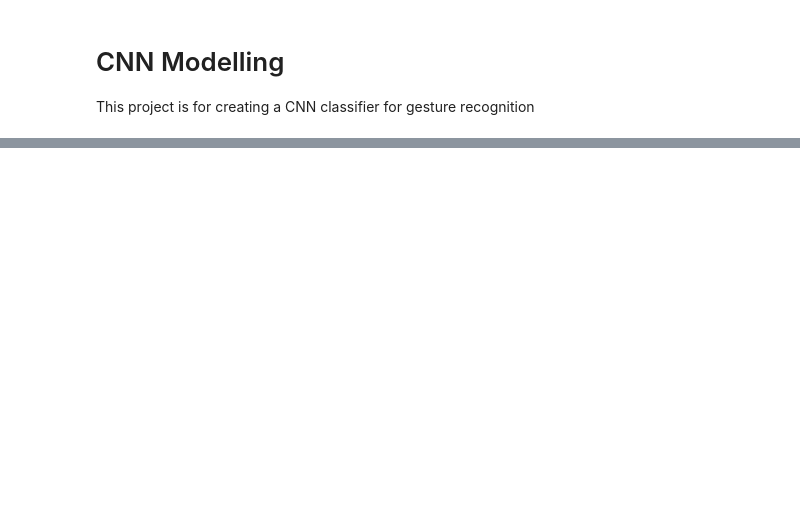
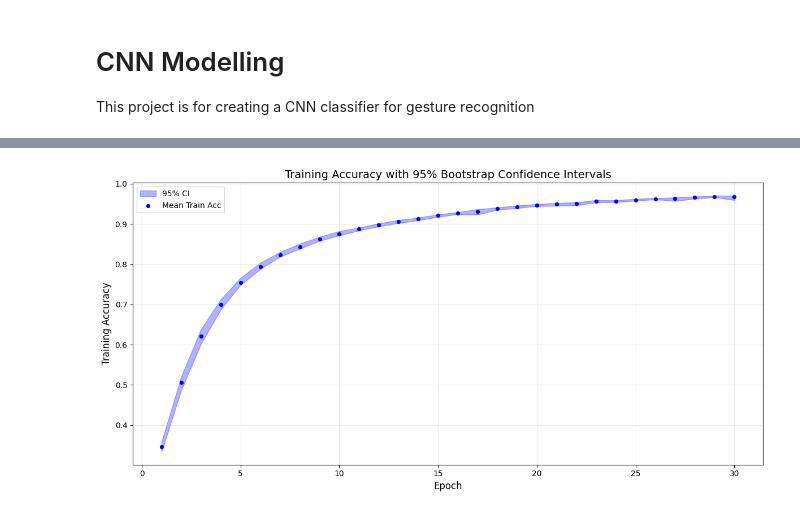
Before and after one commit to ConnorIrvine/Gesture-Recognition, a Jupyter notebook: dataset_cleaning/run_cnn_classifier.ipynb, the cells around one changed output, grey strips where cells are left out. Saved outputs shown, nothing was run; the diff lists cells and outputs as text; code cells hidden in the pictures; blank space fills up the shorter version.

```diff
--- a/dataset_cleaning/run_cnn_classifier.ipynb
+++ b/dataset_cleaning/run_cnn_classifier.ipynb
@@ -80,0 +115,12 @@ print(y_test.shape)
+# %%
+import torch
+import torch.nn as nn
+import torch.optim as optim
+from torch.utils.data import TensorDataset, DataLoader
+import numpy as np
+from sklearn.preprocessing import LabelEncoder
+from sklearn.metrics import accuracy_score, classification_report
+
+# Setup device
+device = torch.device('cuda' if torch.cuda.is_available() else 'cpu')
+print(f"Using device: {device}")
@@ -80,0 +347,70 @@ print(y_test.shape)
+# %%
+# SAVE THE HISTORY ARRAY TO A PICKLE
+with open('cnn_training_history.pkl', 'wb') as f:
+    pickle.dump(history_array, f)
+# %%
+# Training + validation accuracy confidence intervals (no model selection, no evaluation)
+import numpy as np
+import matplotlib.pyplot as plt
+import scipy.stats as sp_stats
+
+# history_array: list of dicts, each dict has keys: 'train_acc' and 'val_acc'
+num_runs = len(history_array)
+num_epochs = len(history_array[0]["train_acc"])
+
+train_acc_mean, train_acc_ci_low, train_acc_ci_high = [], [], []
+val_acc_mean, val_acc_ci_low, val_acc_ci_high = [], [], []
+
+for epoch in range(num_epochs):
+    train_values = np.array([hist["train_acc"][epoch] for hist in history_array], dtype=float)
+    val_values = np.array([hist["val_acc"][epoch] for hist in history_array], dtype=float)
+
+    train_ci_low, train_ci_high = sp_stats.bootstrap([train_values], np.mean, confidence_level=0.99).confidence_interval
+    val_ci_low, val_ci_high = sp_stats.bootstrap([val_values], np.mean, confidence_level=0.99).confidence_interval
+
+    train_acc_mean.append(float(train_values.mean()))
+    train_acc_ci_low.append(float(train_ci_low))
+    train_acc_ci_high.append(float(train_ci_high))
+
+    val_acc_mean.append(float(val_values.mean()))
+    val_acc_ci_low.append(float(val_ci_low))
+    val_acc_ci_high.append(float(val_ci_high))
+
+epochs = np.arange(1, num_epochs + 1)
+
+# Plot training accuracy (means as dots ONLY, no connecting line)
+fig, ax = plt.subplots(figsize=(12, 6))
+ax.fill_between(epochs, train_acc_ci_low, train_acc_ci_high, alpha=0.3, color="blue", label="95% CI")
+ax.scatter(epochs, train_acc_mean, c="blue", s=18, zorder=3, label="Mean Train Acc")  # dots only
+ax.set_xlabel("Epoch", fontsize=12)
+ax.set_ylabel("Training Accuracy", fontsize=12)
+ax.set_title("Training Accuracy with 95% Bootstrap Confidence Intervals", fontsize=14)
+ax.legend(fontsize=10)
+ax.grid(True, alpha=0.3)
+plt.tight_layout()
+plt.show()
+
+# Plot validation accuracy (means as dots ONLY, no connecting line)
+fig, ax = plt.subplots(figsize=(12, 6))
+ax.fill_between(epochs, val_acc_ci_low, val_acc_ci_high, alpha=0.3, color="red", label="95% CI")
+ax.scatter(epochs, val_acc_mean, c="red", s=18, zorder=3, label="Mean Val Acc")  # dots only
+ax.set_xlabel("Epoch", fontsize=12)
+ax.set_ylabel("Validation Accuracy", fontsize=12)
+ax.set_title("Validation Accuracy with 95% Bootstrap Confidence Intervals", fontsize=14)
+ax.legend(fontsize=10)
+ax.grid(True, alpha=0.3)
+plt.tight_layout()
+plt.show()
+
+# Summary (just the CI results; no model evaluation)
+print(f"\n{'='*60}")
+print("Summary (across runs):")
+print(f"{'='*60}")
+print(f"Runs: {num_runs}")
+print(f"Epochs: {num_epochs}")
+print(f"{'-'*60}")
+print(f"Final Epoch Training Acc:   {train_acc_mean[-1]:.4f} [{train_acc_ci_low[-1]:.4f}, {train_acc_ci_high[-1]:.4f}]")
+print(f"Final Epoch Validation Acc: {val_acc_mean[-1]:.4f} [{val_acc_ci_low[-1]:.4f}, {val_acc_ci_high[-1]:.4f}]")
+print(f"{'='*60}\n")
+# %% [output]
+[figure, added]
```
Also changed, not shown: parts of 12 cells of this notebook.
